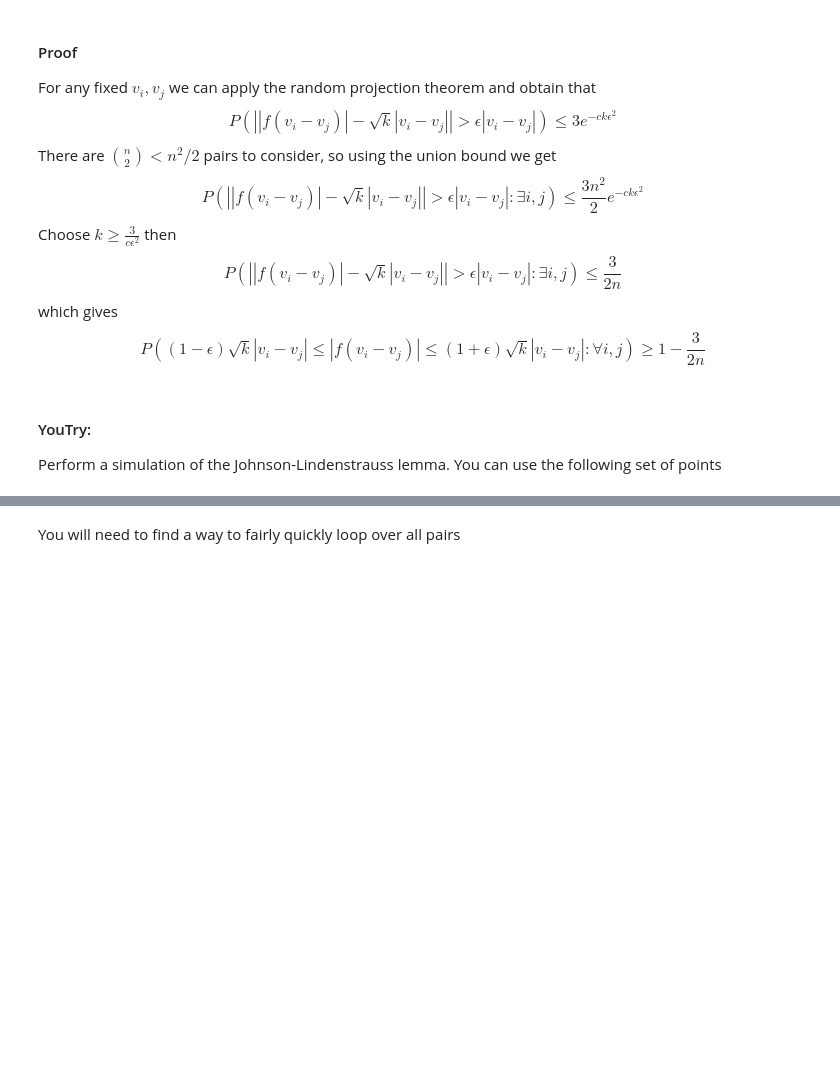
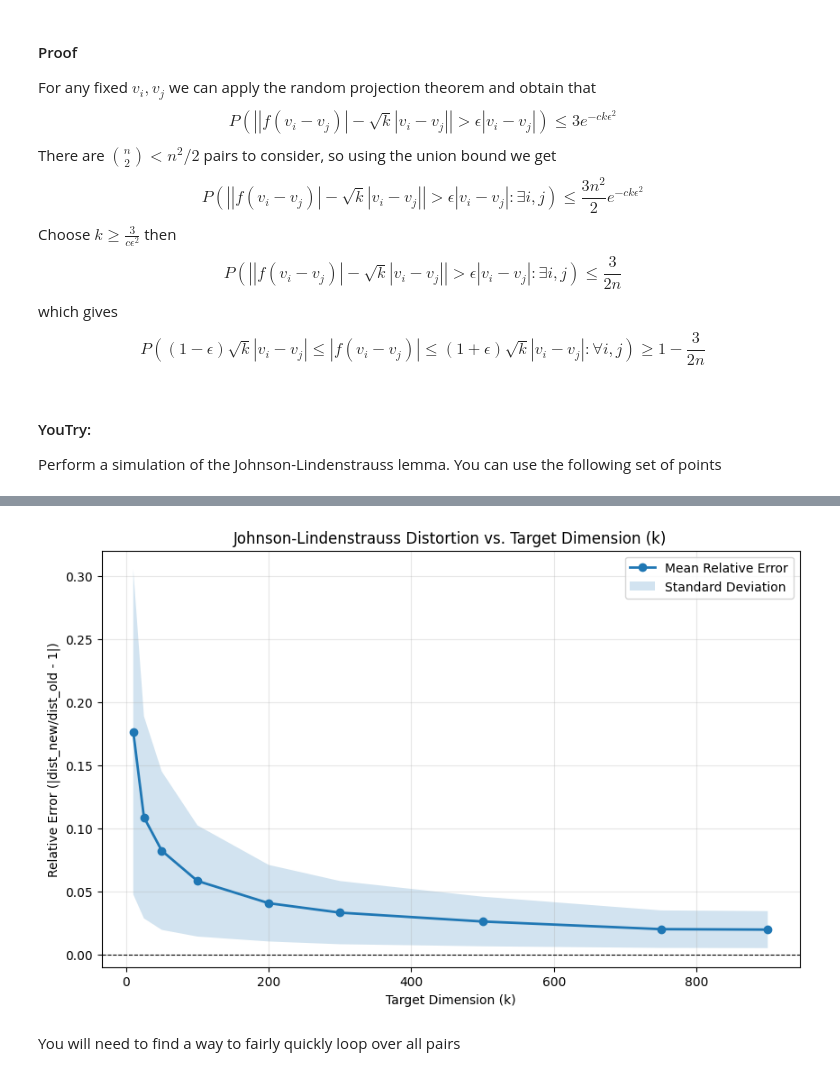
Before and after one commit to Kamczyk09/Intro-to-DS-notes-, a Jupyter notebook: Lectures/13-High_Dimension.ipynb, the cells around one changed output, grey strips where cells are left out. Cells and saved outputs as stored; diff of their text form; code cells hidden in the pictures; blank space fills up the shorter version.

```diff
--- a/Lectures/13-High_Dimension.ipynb
+++ b/Lectures/13-High_Dimension.ipynb
@@ -450,0 +506,70 @@ vis = np.random.normal(size=(n,d))
+# %%
+import numpy as np
+import matplotlib.pyplot as plt
+from sklearn.metrics.pairwise import euclidean_distances
+
+# 1. Setup Data
+d = 1000   # Original dimension
+n = 100    # Number of points
+vis = np.random.normal(size=(n, d))
+
+# Calculate original pairwise distances once
+dists_original = euclidean_distances(vis)
+mask = np.triu_indices(n, k=1)
+original_distances = dists_original[mask]
+
+# 2. Define range of k to simulate
+# We test k from 10 up to 900 to see the convergence
+k_values = [10, 25, 50, 100, 200, 300, 500, 750, 900]
+
+mean_errors = []
+std_errors = []
+
+print(f"{'Dim (k)':<10} | {'Mean Distortion':<15} | {'Std Dev':<10}")
+print("-" * 40)
+
+# 3. Simulation Loop
+for k in k_values:
+    # A. Generate Random Matrix
+    R = np.random.normal(0, 1, size=(k, d))
+
+    # B. Project Data
+    vis_projected = (vis @ R.T) / np.sqrt(k)
+
+    # C. Calculate Projected Distances
+    dists_projected = euclidean_distances(vis_projected)
+    projected_distances = dists_projected[mask]
+
+    # D. Calculate Relative Error (Distortion)
+    # Error = | (Projected / Original) - 1 |
+    # An error of 0 means perfect preservation.
+    ratios = projected_distances / original_distances
+    relative_errors = np.abs(ratios - 1)
+
+    mean_error = np.mean(relative_errors)
+    std_error = np.std(relative_errors)
+
+    mean_errors.append(mean_error)
+    std_errors.append(std_error)
+
+    print(f"{k:<10} | {mean_error:.4f}          | {std_error:.4f}")
+
+# 4. Plotting
+plt.figure(figsize=(10, 6))
+
+# Plot mean error
+plt.plot(k_values, mean_errors, marker='o', linewidth=2, label='Mean Relative Error')
+
+# Fill area to show standard deviation (spread of error)
+lower_bound = np.array(mean_errors) - np.array(std_errors)
+upper_bound = np.array(mean_errors) + np.array(std_errors)
+plt.fill_between(k_values, lower_bound, upper_bound, alpha=0.2, label='Standard Deviation')
+
+plt.title('Johnson-Lindenstrauss Distortion vs. Target Dimension (k)')
+plt.xlabel('Target Dimension (k)')
+plt.ylabel('Relative Error (|dist_new/dist_old - 1|)')
+plt.axhline(0, color='black', linestyle='--', linewidth=0.8)
+plt.legend()
+plt.grid(True, alpha=0.3)
+plt.show()
+# %% [output]
@@ -451,3 +587,4 @@ vis = np.random.normal(size=(n,d))
+[figure, added]
 # %% [markdown]
 You will need to find a way to fairly quickly loop over all pairs
 # %% [markdown]
```
Also changed, not shown: parts of 12 cells of this notebook, 5 other files.
